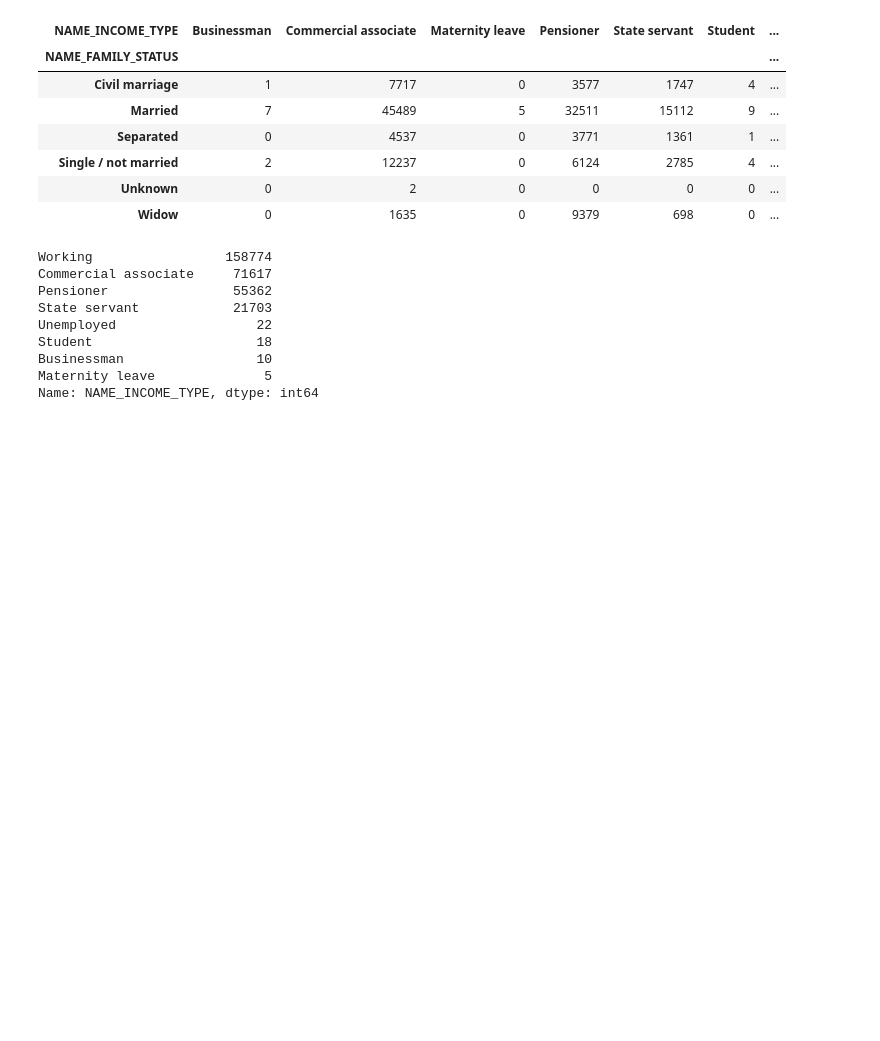
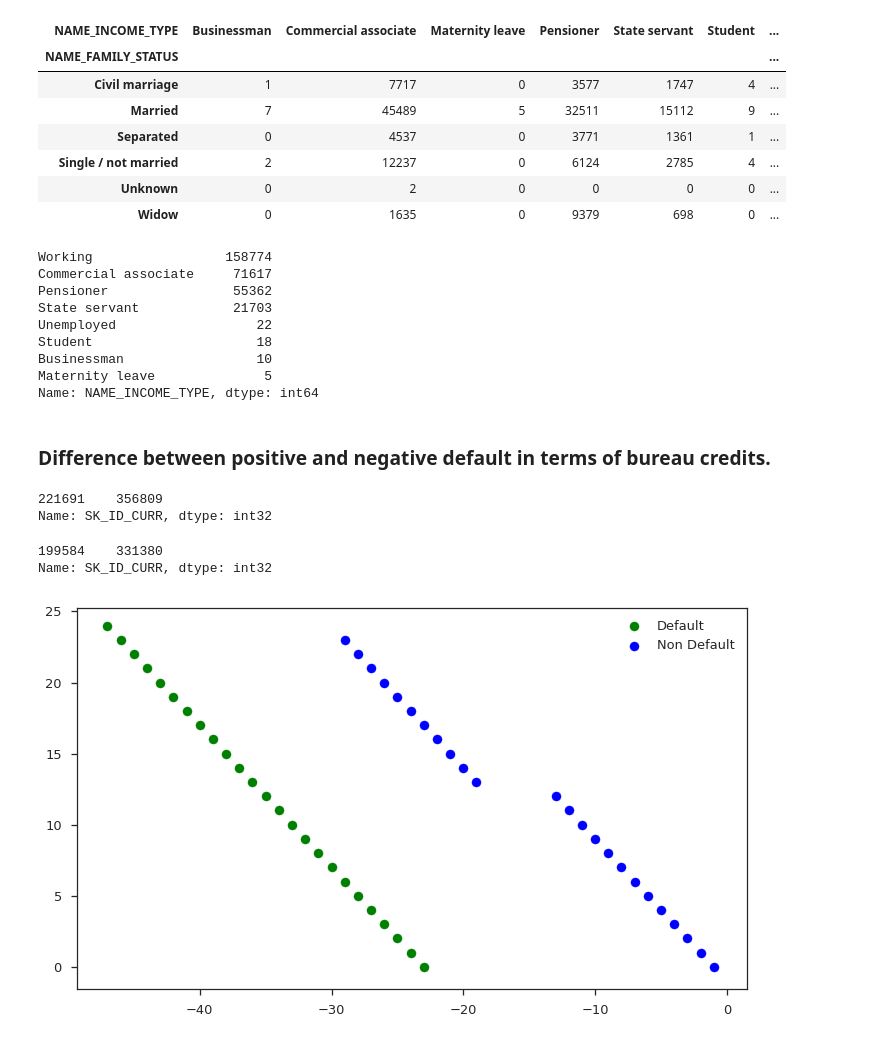
Before and after one commit to numb3r33/Kaggle_Home_Credit, a Jupyter notebook: notebooks/EDA.ipynb, the cells around one changed output. Drawn from its saved outputs; the diff is of its cells as text; code cells hidden in the pictures; blank space fills up the shorter version.

```diff
--- a/notebooks/EDA.ipynb
+++ b/notebooks/EDA.ipynb
@@ -677,3 +677,26 @@ Student                     18
 Businessman                 10
 Maternity leave              5
 Name: NAME_INCOME_TYPE, dtype: int64
+# %% [markdown]
+### Difference between positive and negative default in terms of bureau credits.
+# %%
+positive = app_train.loc[app_train.TARGET == 1].sample(n=1); positive.SK_ID_CURR
+# %% [output]
+221691    356809
+Name: SK_ID_CURR, dtype: int32
+# %%
+negative = app_train.loc[app_train.TARGET == 0].sample(n=1); negative.SK_ID_CURR
+# %% [output]
+199584    331380
+Name: SK_ID_CURR, dtype: int32
+# %%
+pos = positive.loc[:, ['SK_ID_CURR']].merge(pos_cash, on='SK_ID_CURR', how='inner')
+neg = negative.loc[:, ['SK_ID_CURR']].merge(pos_cash, on='SK_ID_CURR', how='inner')
+# %%
+plt.figure(figsize=(12, 7))
+
+plt.scatter(pos.MONTHS_BALANCE.sort_values(ascending=False), np.arange(len(pos)), c='g', label='Default')
+plt.scatter(neg.MONTHS_BALANCE.sort_values(ascending=False), np.arange(len(neg)), c='b', label='Non Default')
+plt.legend(loc='best');
+# %% [output]
+[figure, added]
```
Also changed, not shown: parts of 2 cells of this notebook, 1 other file.
